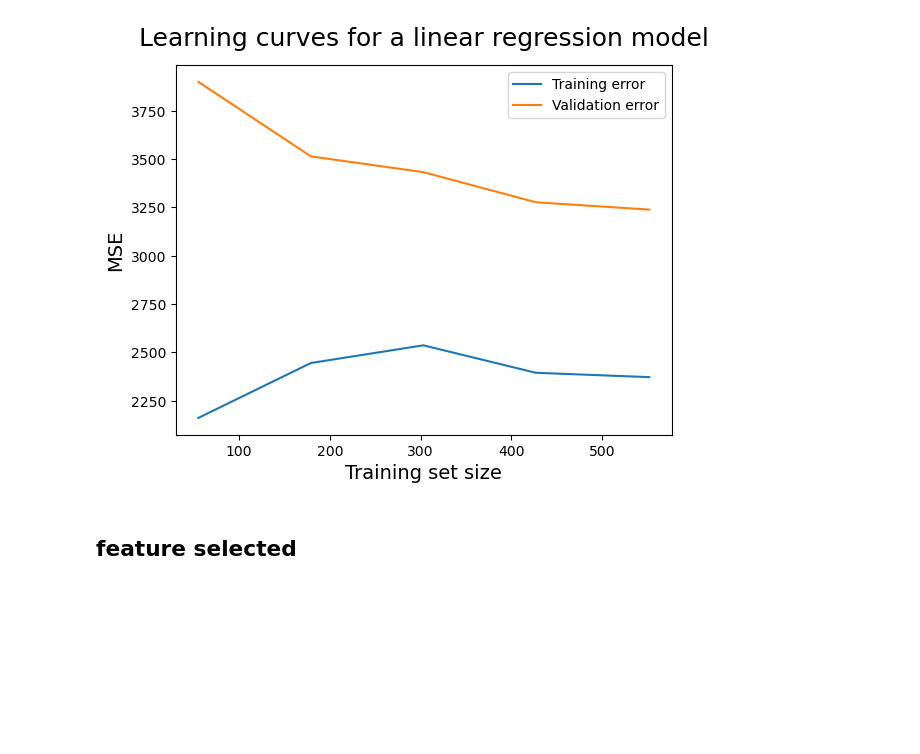
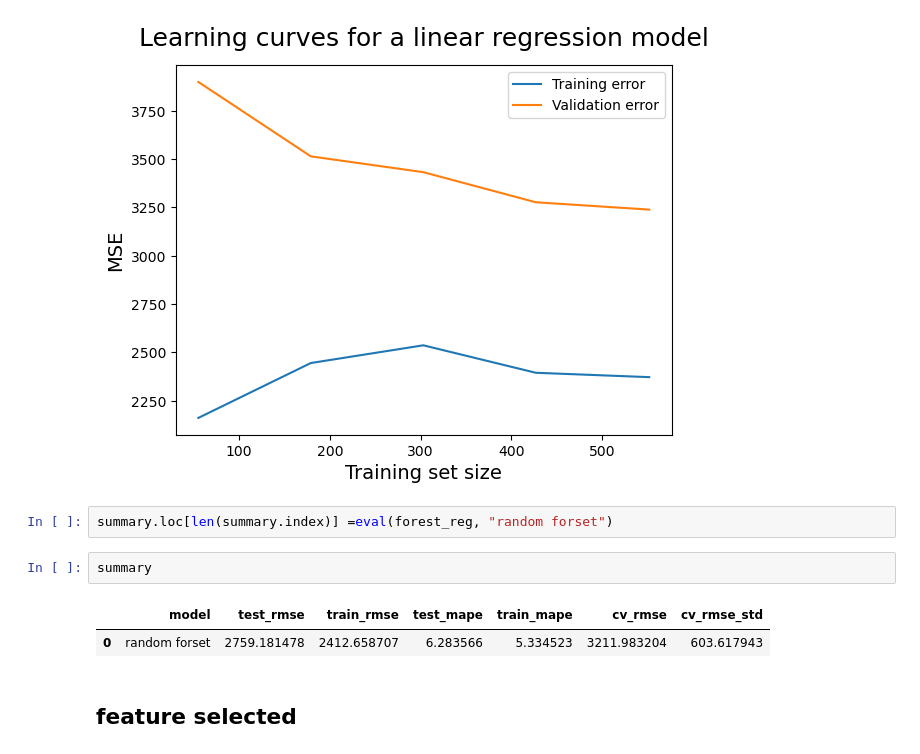
Before and after one commit to OverCat2000/ML_project, a Jupyter notebook: advanceAnalysis.ipynb, the cells around one changed output. Cells and saved outputs as stored; diff of their text form; blank space fills up the shorter version.

```diff
--- a/advanceAnalysis.ipynb
+++ b/advanceAnalysis.ipynb
@@ -268,6 +303,13 @@ plt.legend()
 # %% [output]
 <matplotlib.legend.Legend at 0x...>
 [figure]
+# %%
+summary.loc[len(summary.index)] =eval(forest_reg, "random forset")
+# %%
+summary
+# %% [output]
+|  | model | test_rmse | train_rmse | test_mape | train_mape | cv_rmse | cv_rmse_std |
+| 0 | random forset | 2759.181478 | 2412.658707 | 6.283566 | 5.334523 | 3211.983204 | 603.617943 |
 # %% [markdown]
 ## feature selected
 # %%
```
Also changed, not shown: parts of 20 cells of this notebook.
